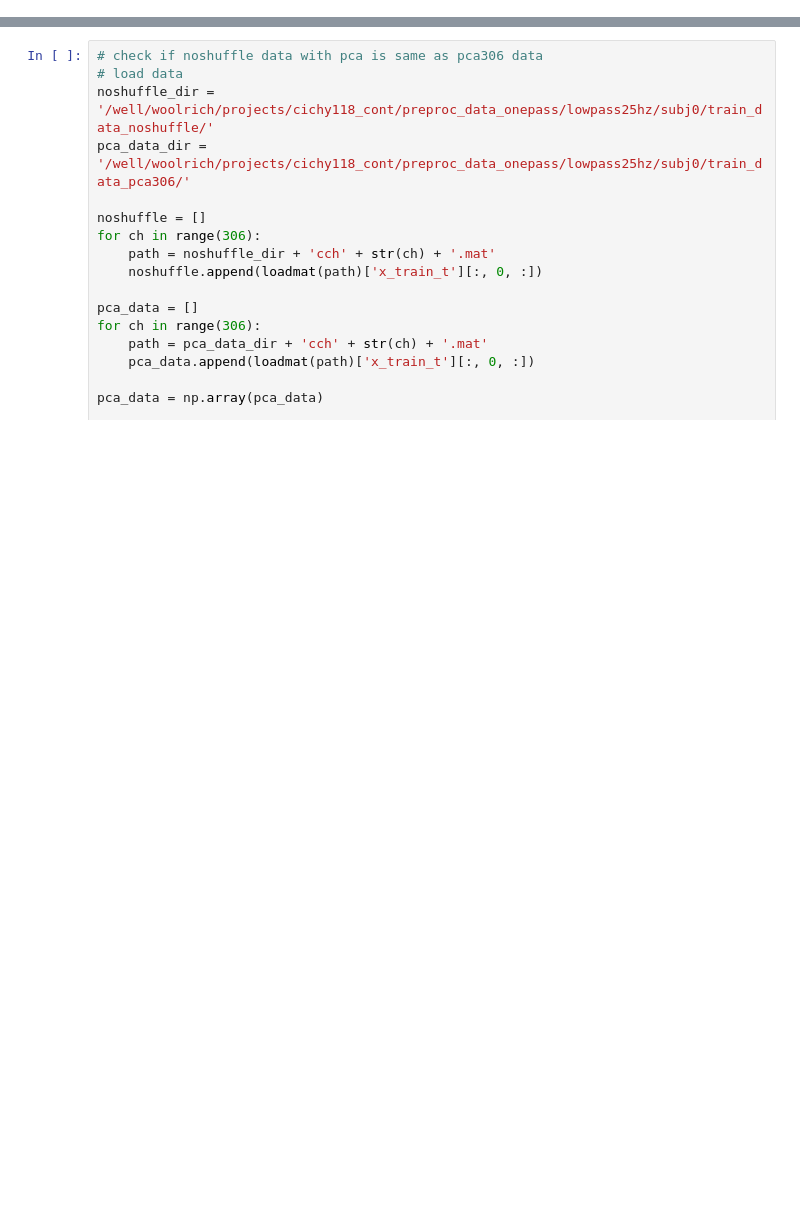
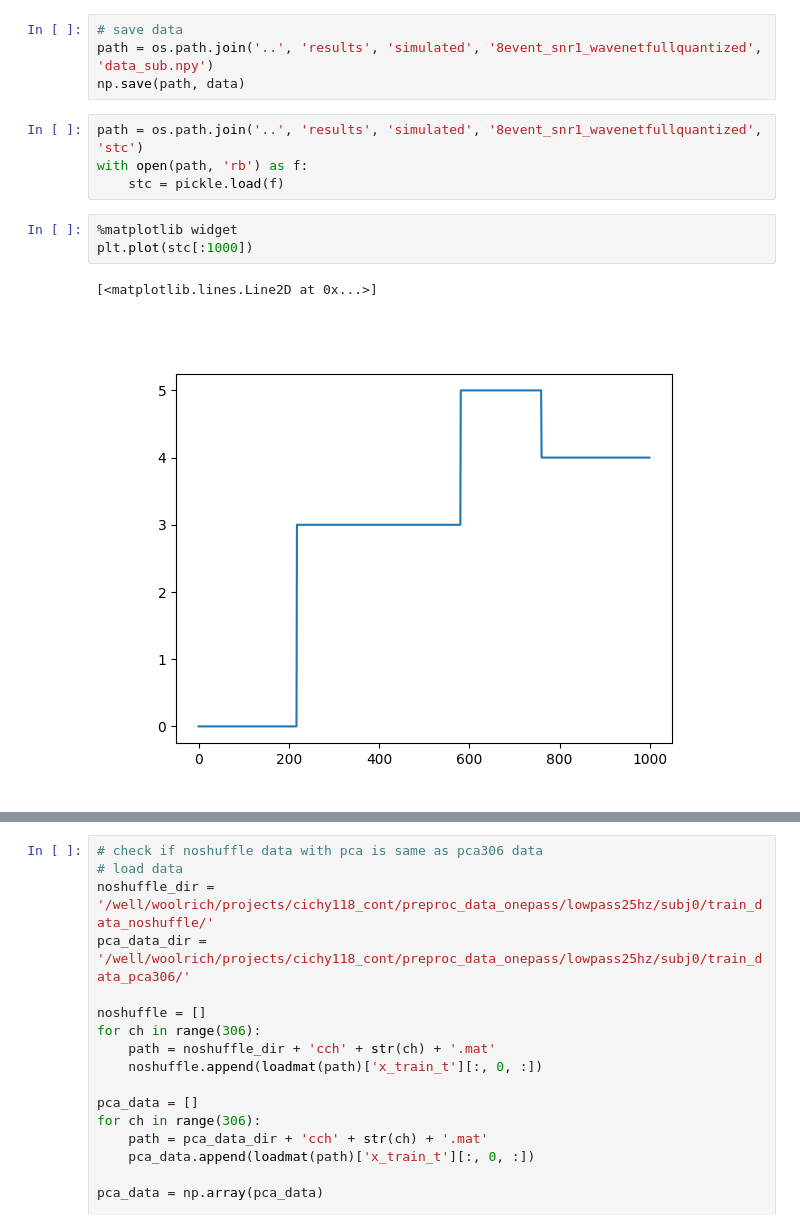
Before and after one commit to ricsinaruto/MEG-transfer-decoding, a Jupyter notebook: notebooks/testing.ipynb, the cells around one changed output, grey strips where cells are left out. Drawn from its saved outputs; the diff is of its cells as text; blank space fills up the shorter version.

```diff
--- a/notebooks/testing.ipynb
+++ b/notebooks/testing.ipynb
@@ -17,0 +37,14 @@ a.shape
+# %%
+# save data
+path = os.path.join('..', 'results', 'simulated', '8event_snr1_wavenetfullquantized', 'data_sub.npy')
+np.save(path, data)
+# %%
+path = os.path.join('..', 'results', 'simulated', '8event_snr1_wavenetfullquantized', 'stc')
+with open(path, 'rb') as f:
+    stc = pickle.load(f)
+# %%
+%matplotlib widget
+plt.plot(stc[:1000])
+# %% [output]
+[<matplotlib.lines.Line2D at 0x...>]
+[figure, added]
```
Also changed, not shown: parts of 25 cells of this notebook, 15 other files.
